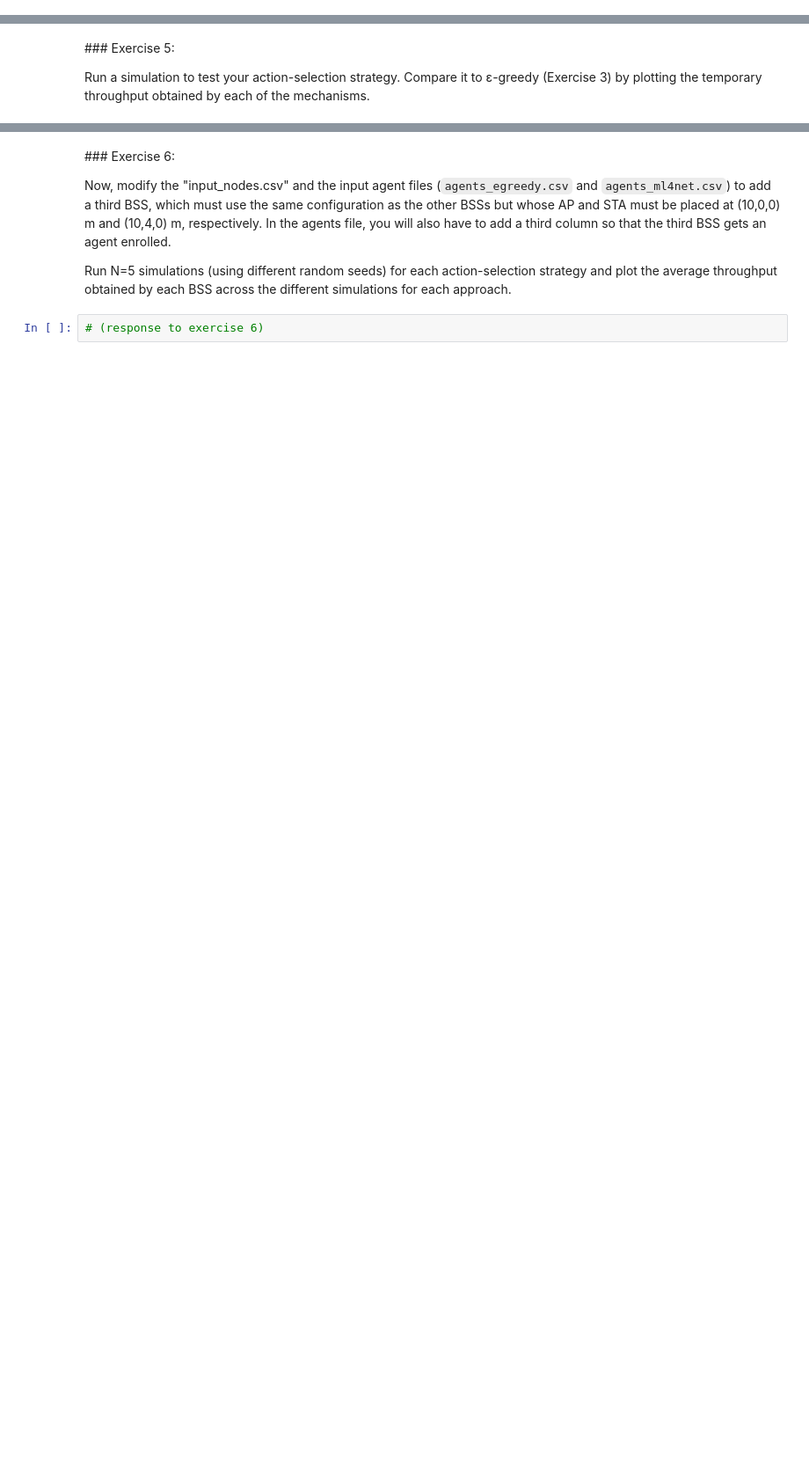
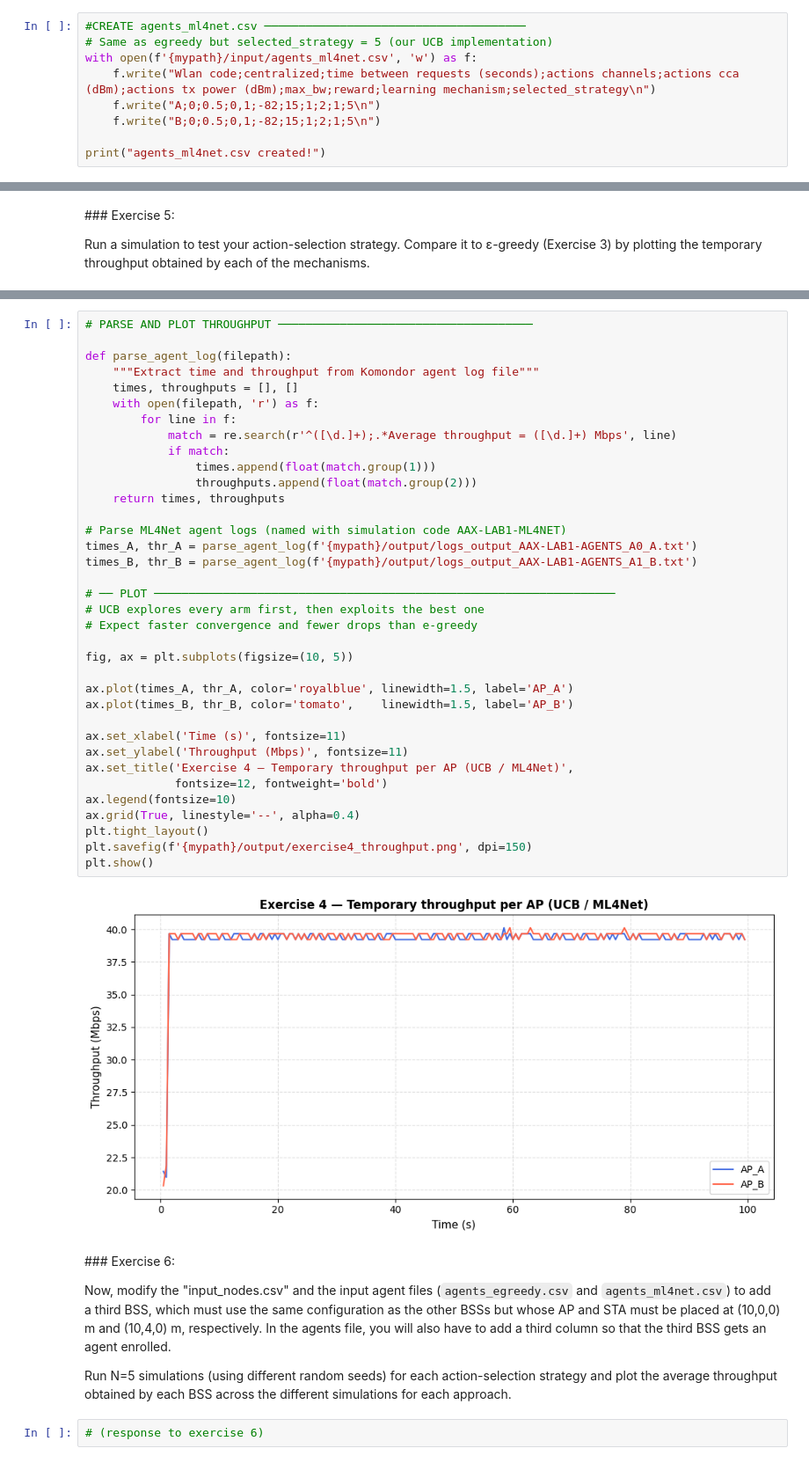
Before and after one commit to alexrogermoya/AAX_Projects, a Jupyter notebook: AAX_Labs/AAX_Lab1/AAX_Lab1.ipynb, the cells around one changed output, grey strips where cells are left out. Shown at 88% size. Cells and saved outputs as stored; diff of their text form; blank space fills up the shorter version.

```diff
--- a/AAX_Labs/AAX_Lab1/AAX_Lab1.ipynb
+++ b/AAX_Labs/AAX_Lab1/AAX_Lab1.ipynb
@@ -412,0 +441,9 @@ The mechanism (as it is currently implemented) will just select actions randomly
+# %%
+#CREATE agents_ml4net.csv ──────────────────────────────────────
+# Same as egreedy but selected_strategy = 5 (our UCB implementation)
+with open(f'{mypath}/input/agents_ml4net.csv', 'w') as f:
+    f.write("Wlan code;centralized;time between requests (seconds);actions channels;actions cca (dBm);actions tx power (dBm);max_bw;reward;learning mechanism;selected_strategy\n")
+    f.write("A;0;0.5;0,1;-82;15;1;2;1;5\n")
+    f.write("B;0;0.5;0,1;-82;15;1;2;1;5\n")
+
+print("agents_ml4net.csv created!")
@@ -419,3 +463,41 @@ Run a simulation to test your action-selection strategy. Compare it to ɛ-greedy
+# %%
+# PARSE AND PLOT THROUGHPUT ─────────────────────────────────────
+
+def parse_agent_log(filepath):
+    """Extract time and throughput from Komondor agent log file"""
+    times, throughputs = [], []
+    with open(filepath, 'r') as f:
+        for line in f:
+            match = re.search(r'^([\d.]+);.*Average throughput = ([\d.]+) Mbps', line)
+            if match:
+                times.append(float(match.group(1)))
+                throughputs.append(float(match.group(2)))
+    return times, throughputs
+
+# Parse ML4Net agent logs (named with simulation code AAX-LAB1-ML4NET)
+times_A, thr_A = parse_agent_log(f'{mypath}/output/logs_output_AAX-LAB1-AGENTS_A0_A.txt')
+times_B, thr_B = parse_agent_log(f'{mypath}/output/logs_output_AAX-LAB1-AGENTS_A1_B.txt')
+
+# ── PLOT ───────────────────────────────────────────────────────────────────
+# UCB explores every arm first, then exploits the best one
+# Expect faster convergence and fewer drops than e-greedy
+
+fig, ax = plt.subplots(figsize=(10, 5))
+
+ax.plot(times_A, thr_A, color='royalblue', linewidth=1.5, label='AP_A')
+ax.plot(times_B, thr_B, color='tomato',    linewidth=1.5, label='AP_B')
+
+ax.set_xlabel('Time (s)', fontsize=11)
+ax.set_ylabel('Throughput (Mbps)', fontsize=11)
+ax.set_title('Exercise 4 — Temporary throughput per AP (UCB / ML4Net)',
+             fontsize=12, fontweight='bold')
+ax.legend(fontsize=10)
+ax.grid(True, linestyle='--', alpha=0.4)
+plt.tight_layout()
+plt.savefig(f'{mypath}/output/exercise4_throughput.png', dpi=150)
+plt.show()
+# %% [output]
+[figure, added]
 # %% [markdown]
 ### Exercise 6:
 
```
Also changed, not shown: parts of 6 cells of this notebook.
